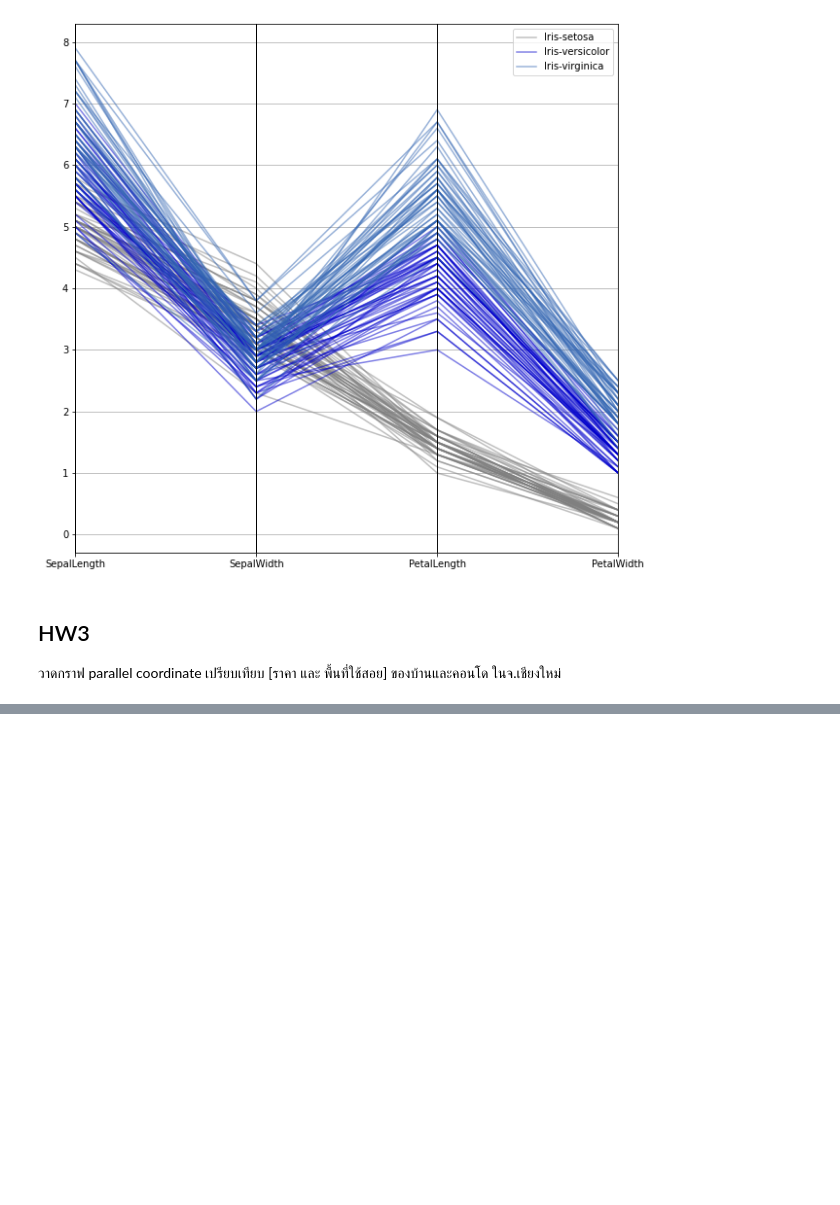
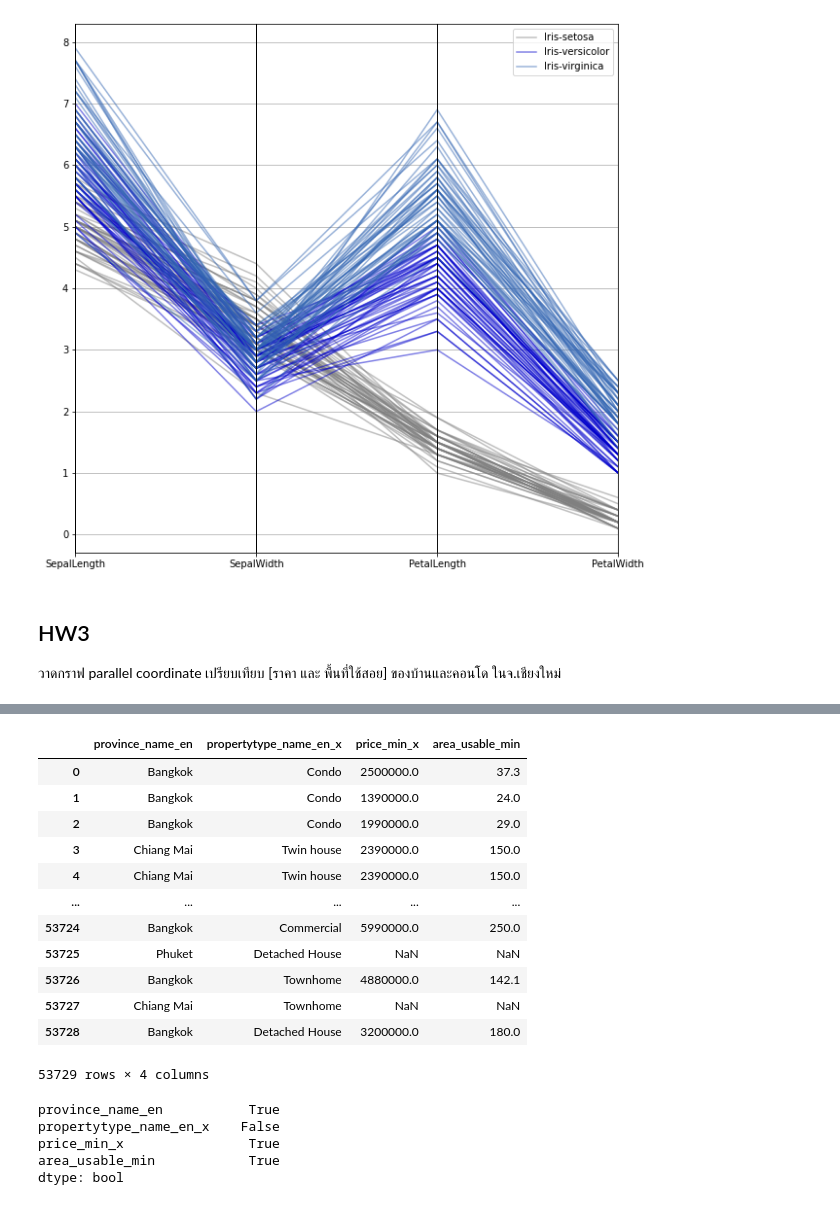
Before and after one commit to gxilly/BasicProg_DataViz65, a Jupyter notebook: DataViz01_Table_Data.ipynb, the cells around one changed output, grey strips where cells are left out. Cells and saved outputs as stored; diff of their text form; code cells hidden in the pictures; blank space fills up the shorter version.

```diff
--- a/DataViz01_Table_Data.ipynb
+++ b/DataViz01_Table_Data.ipynb
@@ -200,0 +245,25 @@ pd.plotting.parallel_coordinates(df, 'Name', color=[[0.5,0.5,0.5,0.5],[0,0,0.8,0
+# %%
+data = up[['province_name_en','propertytype_name_en_x','price_min_x','area_usable_min']] #เลือกเอาเฉพาะข้อมูลที่ต้องการใช้
+data
+# %% [output]
+|  | province_name_en | propertytype_name_en_x | price_min_x | area_usable_min |
+| 0 | Bangkok | Condo | 2500000.0 | 37.3 |
+| 1 | Bangkok | Condo | 1390000.0 | 24.0 |
+| 2 | Bangkok | Condo | 1990000.0 | 29.0 |
+| 3 | Chiang Mai | Twin house | 2390000.0 | 150.0 |
+| 4 | Chiang Mai | Twin house | 2390000.0 | 150.0 |
+| ... | ... | ... | ... | ... |
+| 53724 | Bangkok | Commercial | 5990000.0 | 250.0 |
+| 53725 | Phuket | Detached House | NaN | NaN |
+| 53726 | Bangkok | Townhome | 4880000.0 | 142.1 |
+| 53727 | Chiang Mai | Townhome | NaN | NaN |
+| 53728 | Bangkok | Detached House | 3200000.0 | 180.0 |
+53729 rows × 4 columns
+# %%
+data.isnull().any() #check missing
+# %% [output]
+province_name_en           True
+propertytype_name_en_x    False
+price_min_x                True
+area_usable_min            True
+dtype: bool
```
Also changed, not shown: parts of 11 cells of this notebook.
